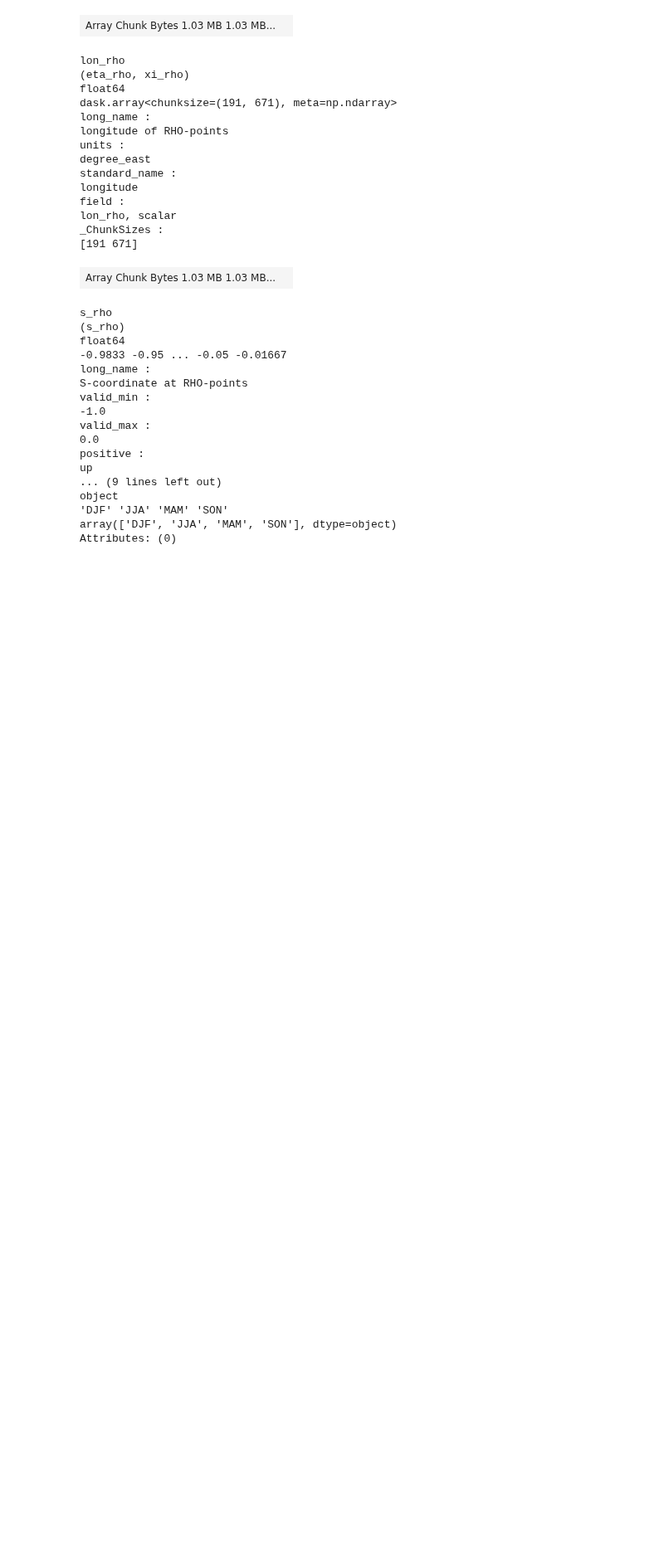
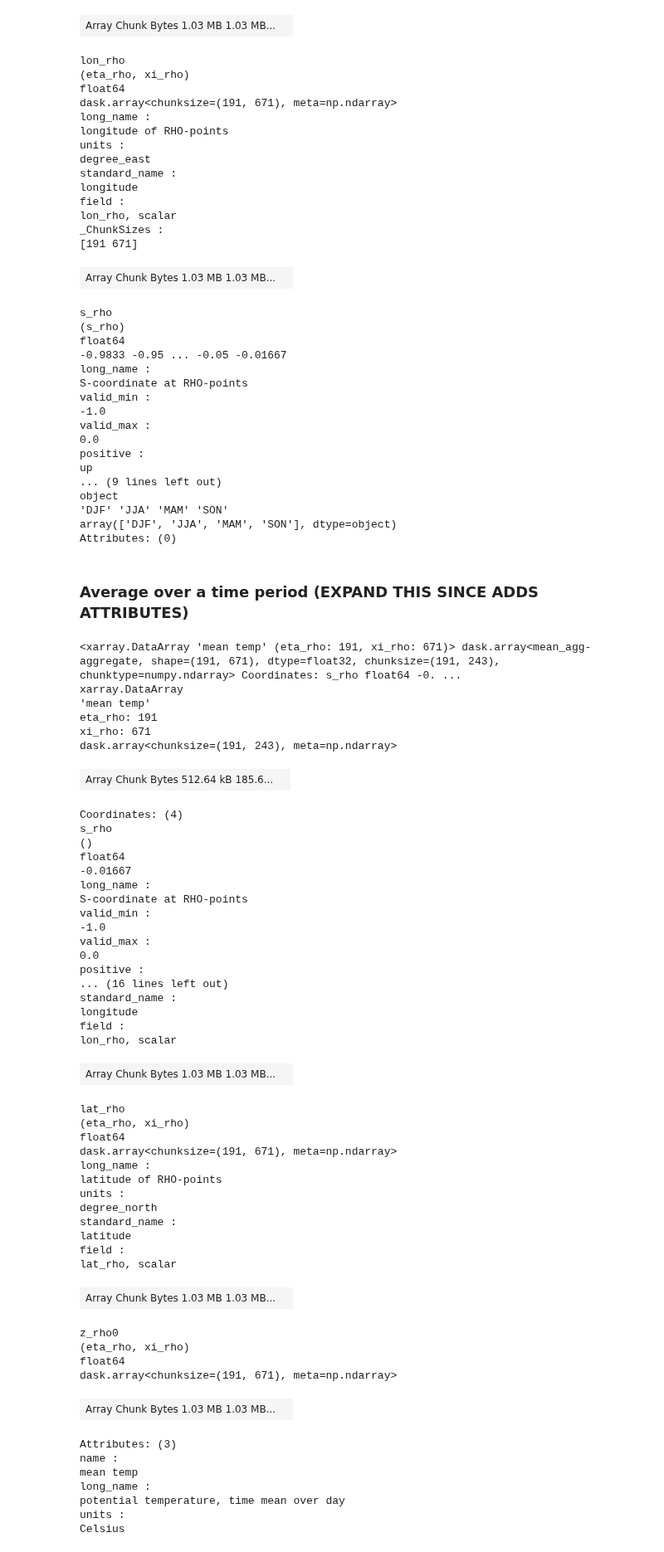
Before and after one commit to xoceanmodel/xroms, a Jupyter notebook: examples/calc.ipynb, the cells around one changed output. Shown at 83% size. Saved outputs shown, nothing was run; the diff lists cells and outputs as text; code cells hidden in the pictures; blank space fills up the shorter version.

Commit message:
function for time averaging

```diff
--- a/examples/calc.ipynb
+++ b/examples/calc.ipynb
@@ -382,3 +439,58 @@ object
 'DJF' 'JJA' 'MAM' 'SON'
 array(['DJF', 'JJA', 'MAM', 'SON'], dtype=object)
 Attributes: (0)
+# %% [markdown]
+### Average over a time period (EXPAND THIS SINCE ADDS ATTRIBUTES)
+# %%
+ds.temp.isel(s_rho=-1).xroms.timemean('day')
+# %% [output]
+<xarray.DataArray 'mean temp' (eta_rho: 191, xi_rho: 671)> dask.array<mean_agg-aggregate, shape=(191, 671), dtype=float32, chunksize=(191, 243), chunktype=numpy.ndarray> Coordinates: s_rho float64 -0. ...
+xarray.DataArray
+'mean temp'
+eta_rho: 191
+xi_rho: 671
+dask.array<chunksize=(191, 243), meta=np.ndarray>
+| Array Chunk Bytes 512.64 kB 185.6... |  |
+Coordinates: (4)
+s_rho
+()
+float64
+-0.01667
+long_name :
+S-coordinate at RHO-points
+valid_min :
+-1.0
+valid_max :
+0.0
+positive :
+... (16 lines left out)
+standard_name :
+longitude
+field :
+lon_rho, scalar
+| Array Chunk Bytes 1.03 MB 1.03 MB... |  |
+lat_rho
+(eta_rho, xi_rho)
+float64
+dask.array<chunksize=(191, 671), meta=np.ndarray>
+long_name :
+latitude of RHO-points
+units :
+degree_north
+standard_name :
+latitude
+field :
+lat_rho, scalar
+| Array Chunk Bytes 1.03 MB 1.03 MB... |  |
+z_rho0
+(eta_rho, xi_rho)
+float64
+dask.array<chunksize=(191, 671), meta=np.ndarray>
+| Array Chunk Bytes 1.03 MB 1.03 MB... |  |
+Attributes: (3)
+name :
+mean temp
+long_name :
+potential temperature, time mean over day
+units :
+Celsius
```
Also changed, not shown: parts of 3 cells of this notebook, 4 other files.
